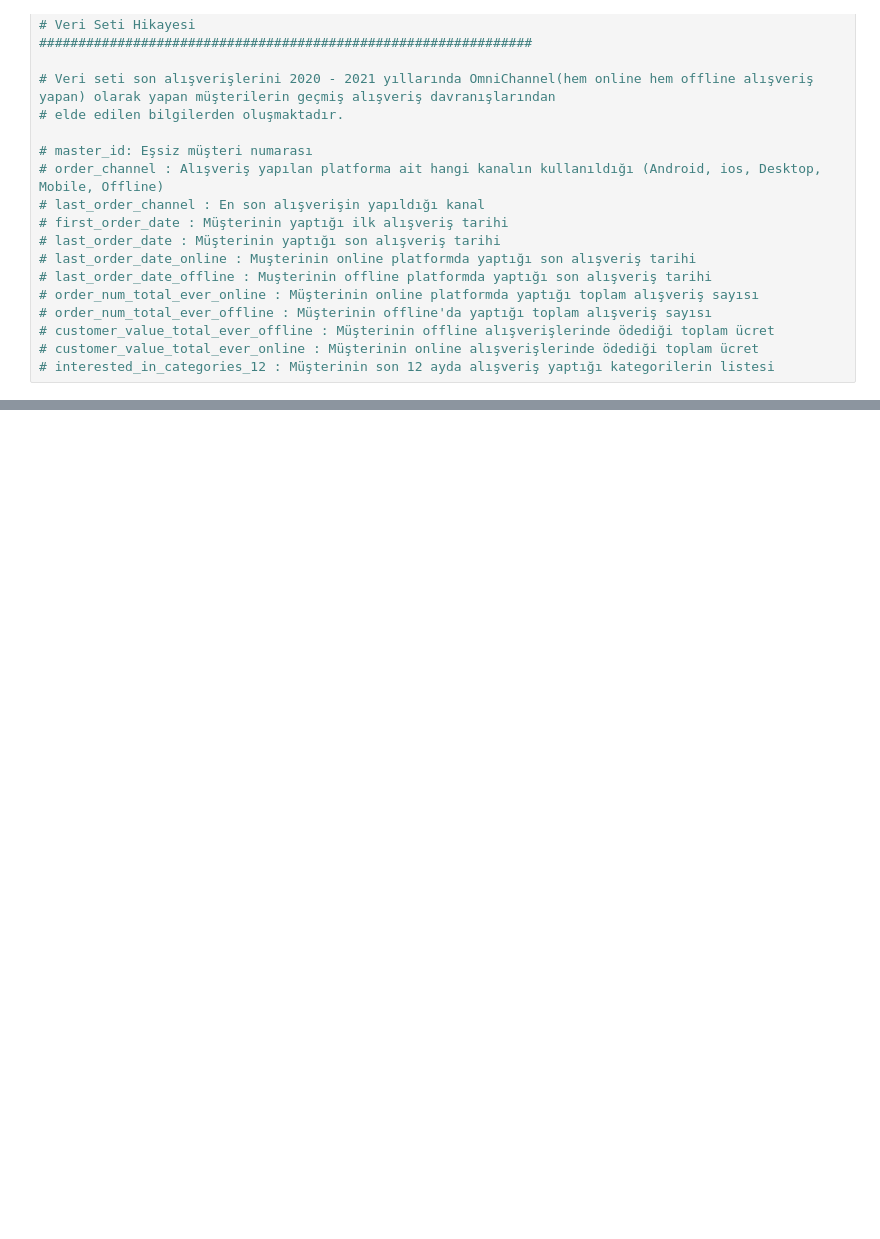
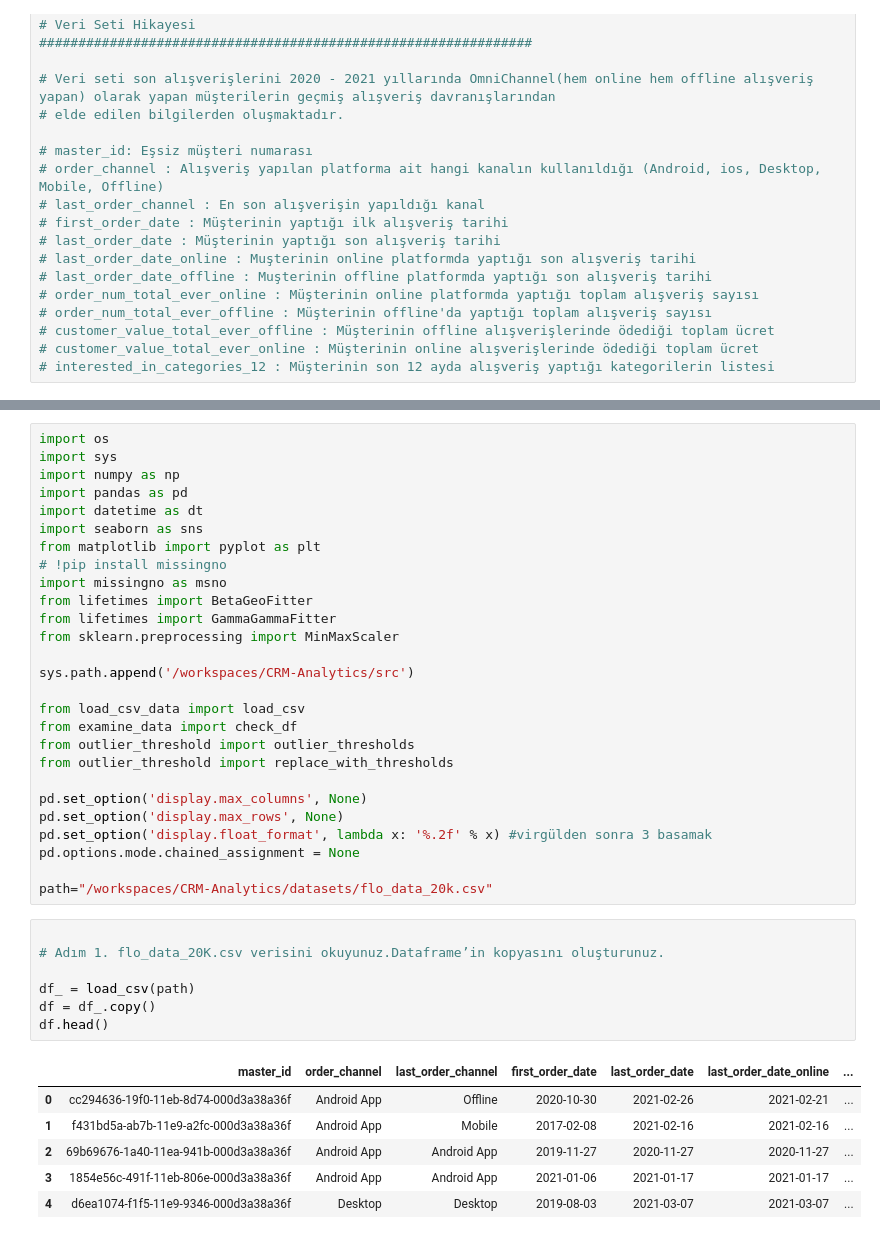
Before and after one commit to emsalozkan/2-CRM-Analytics, a Jupyter notebook: notebook/cs_FLO_CLTV_Prediction.ipynb, the cells around one changed output, grey strips where cells are left out. Saved outputs shown, nothing was run; the diff lists cells and outputs as text; blank space fills up the shorter version.

```diff
--- a/notebook/cs_FLO_CLTV_Prediction.ipynb
+++ b/notebook/cs_FLO_CLTV_Prediction.ipynb
@@ -30,0 +84,41 @@
+# %%
+import os
+import sys
+import numpy as np
+import pandas as pd
+import datetime as dt
+import seaborn as sns
+from matplotlib import pyplot as plt
+# !pip install missingno
+import missingno as msno
+from lifetimes import BetaGeoFitter
+from lifetimes import GammaGammaFitter
+from sklearn.preprocessing import MinMaxScaler
+
+sys.path.append('/workspaces/CRM-Analytics/src')
+
+from load_csv_data import load_csv
+from examine_data import check_df
+from outlier_threshold import outlier_thresholds
+from outlier_threshold import replace_with_thresholds
+
+pd.set_option('display.max_columns', None)
+pd.set_option('display.max_rows', None)
+pd.set_option('display.float_format', lambda x: '%.2f' % x) #virgülden sonra 3 basamak
+pd.options.mode.chained_assignment = None
+
+path="/workspaces/CRM-Analytics/datasets/flo_data_20k.csv"
+# %%
+
+# Adım 1. flo_data_20K.csv verisini okuyunuz.Dataframe’in kopyasını oluşturunuz.
+
+df_ = load_csv(path)
+df = df_.copy()
+df.head()
+# %% [output]
+|  | master_id | order_channel | last_order_channel | first_order_date | last_order_date | last_order_date_online | ... |
+| 0 | cc294636-19f0-11eb-8d74-000d3a38a36f | Android App | Offline | 2020-10-30 | 2021-02-26 | 2021-02-21 | ... |
+| 1 | f431bd5a-ab7b-11e9-a2fc-000d3a38a36f | Android App | Mobile | 2017-02-08 | 2021-02-16 | 2021-02-16 | ... |
+| 2 | 69b69676-1a40-11ea-941b-000d3a38a36f | Android App | Android App | 2019-11-27 | 2020-11-27 | 2020-11-27 | ... |
+| 3 | 1854e56c-491f-11eb-806e-000d3a38a36f | Android App | Android App | 2021-01-06 | 2021-01-17 | 2021-01-17 | ... |
+| 4 | d6ea1074-f1f5-11e9-9346-000d3a38a36f | Desktop | Desktop | 2019-08-03 | 2021-03-07 | 2021-03-07 | ... |
```
Also changed, not shown: parts of 12 cells of this notebook, 2 other files.
